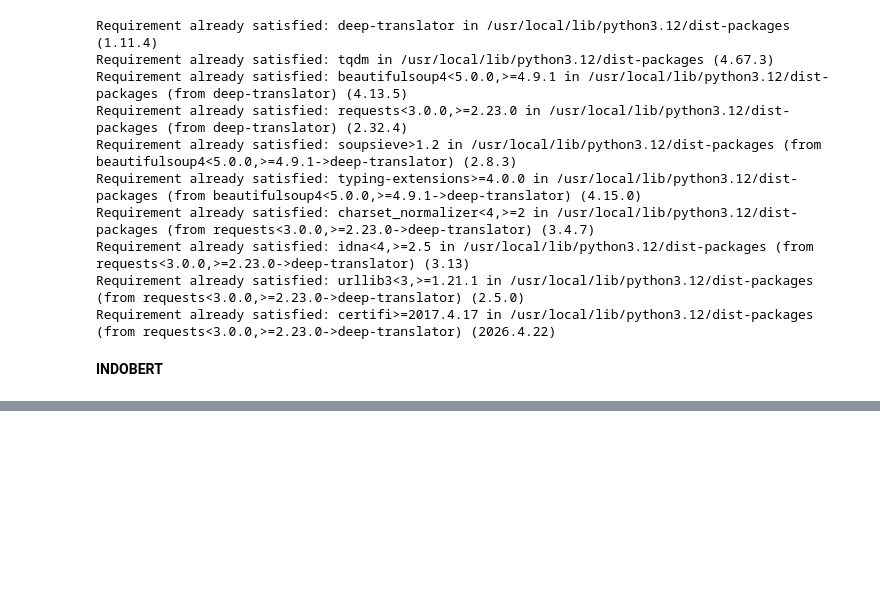
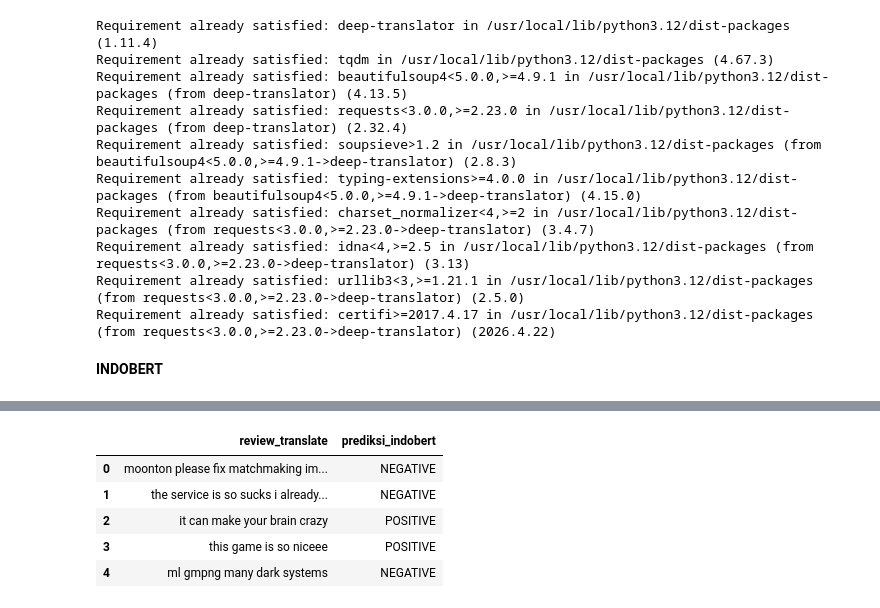
Before and after one commit to Desichh/BIG-DATA, a Jupyter notebook: PROJECT BIG DATA/Notebook Final (42.791 Data).ipynb, the cells around one changed output, grey strips where cells are left out. Cells and saved outputs as stored; diff of their text form; code cells hidden in the pictures; blank space fills up the shorter version.

```diff
--- a/PROJECT BIG DATA/Notebook Final (42.791 Data).ipynb
+++ b/PROJECT BIG DATA/Notebook Final (42.791 Data).ipynb
@@ -336,0 +401,9 @@ df.to_csv("mlbb_review_translated.csv", index=False)
+# %%
+df_1[['review_translate','prediksi_indobert']].head(5)
+# %% [output]
+|  | review_translate | prediksi_indobert |
+| 0 | moonton please fix matchmaking im... | NEGATIVE |
+| 1 | the service is so sucks i already... | NEGATIVE |
+| 2 | it can make your brain crazy | POSITIVE |
+| 3 | this game is so niceee | POSITIVE |
+| 4 | ml gmpng many dark systems | NEGATIVE |
```
Also changed, not shown: parts of 14 cells of this notebook.
